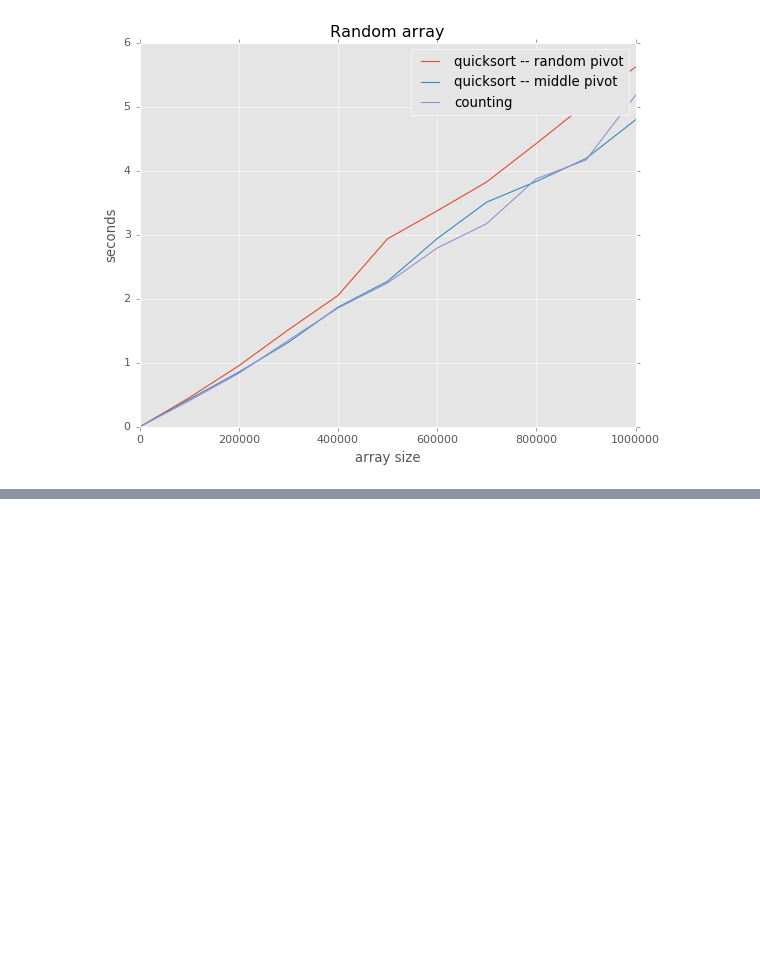
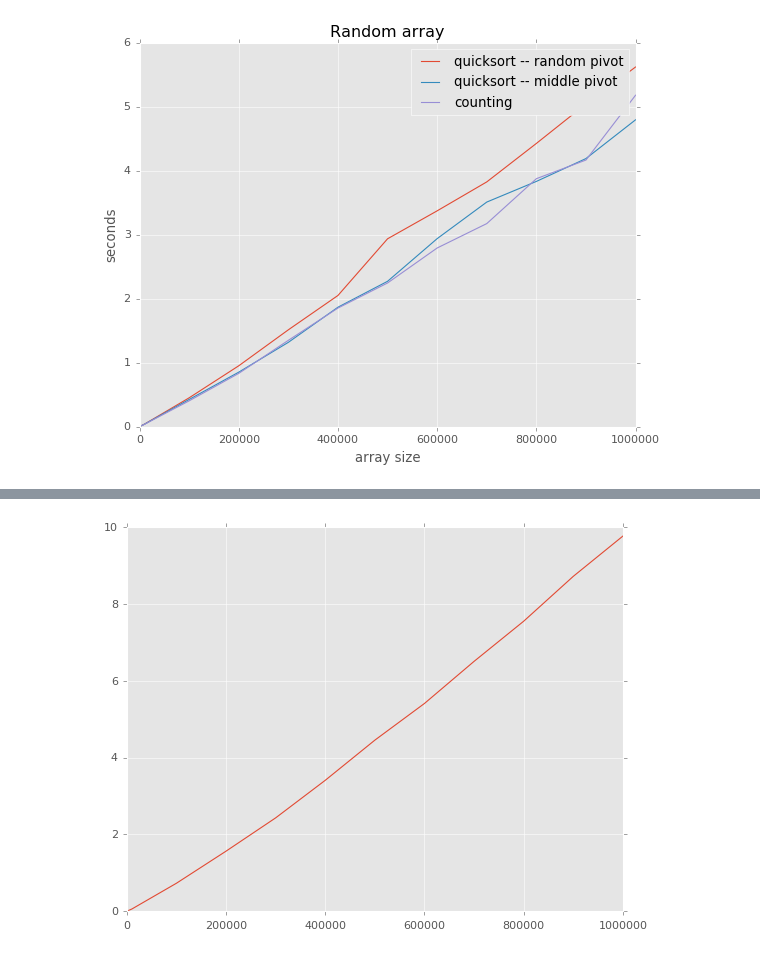
Before and after one commit to Rjlmota/plotSort, a Jupyter notebook: Anal.ipynb, the cells around one changed output, grey strips where cells are left out. Drawn from its saved outputs; the diff is of its cells as text; code cells hidden in the pictures; blank space fills up the shorter version.

```diff
--- a/Anal.ipynb
+++ b/Anal.ipynb
@@ -172,0 +179,6 @@ TypeError: uniform() takes 3 positional arguments but 4 were given
+# %%
+quicki_random = pd.read_csv("quicki_random.txt", sep = '\t')
+plt.plot(quicki_random.length, quicki_random.random, label = 'random')
+plt.show()
+# %% [output]
+[figure, added]
```
Also changed, not shown: parts of 3 cells of this notebook, 5 other files.
